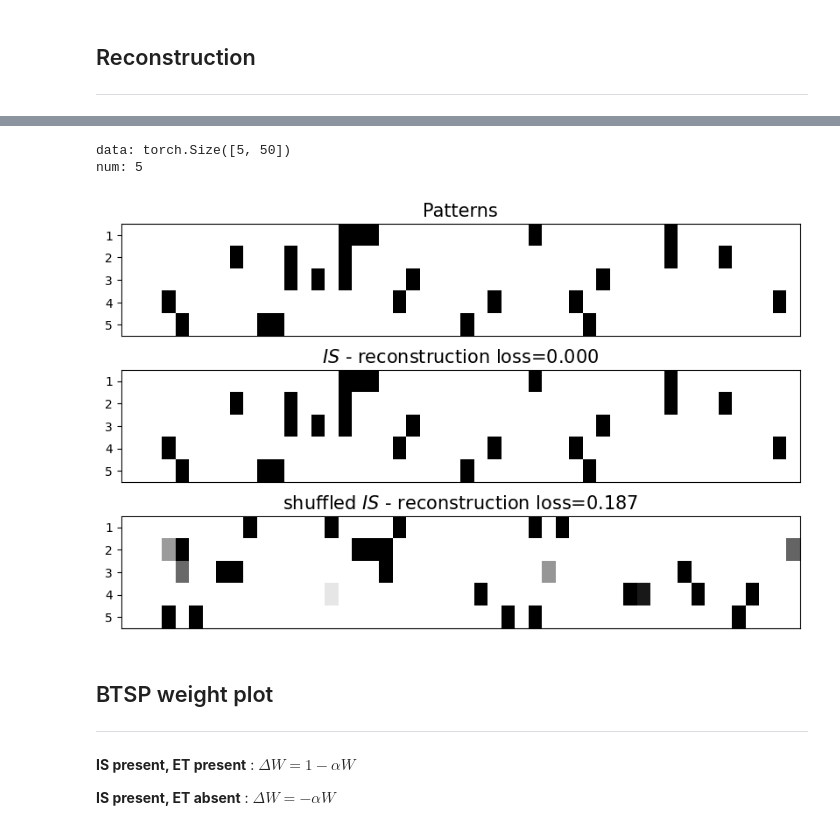
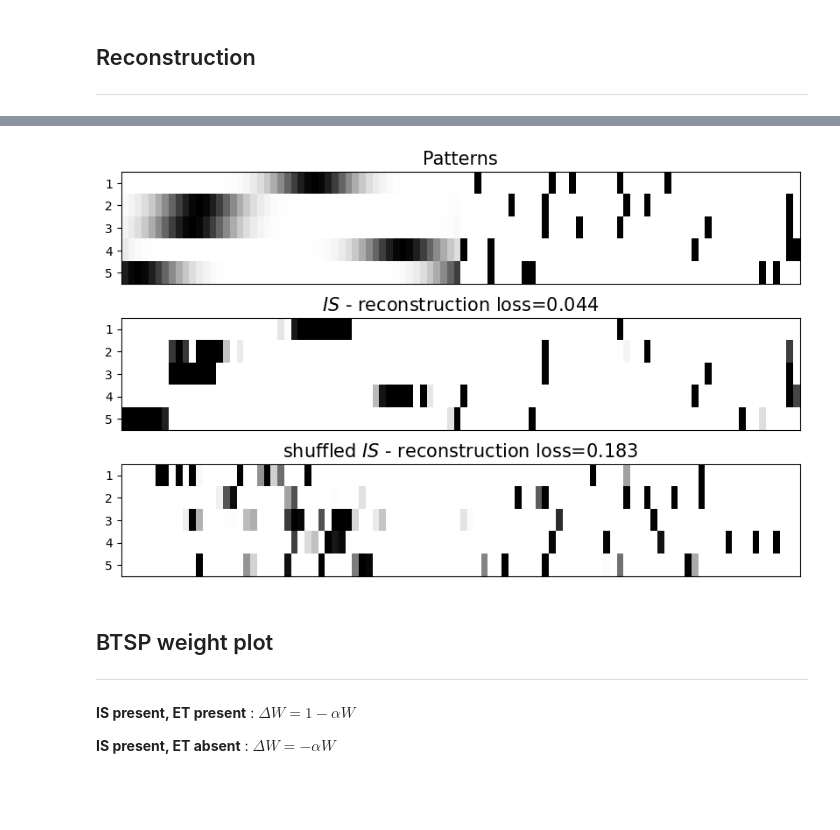
Before and after one commit to iKiru-hub/KAMemory, a Jupyter notebook: src/lab_figures_1.ipynb, the cells around one changed output, grey strips where cells are left out. Cells and saved outputs as stored; diff of their text form; code cells hidden in the pictures; blank space fills up the shorter version.

```diff
--- a/src/lab_figures_1.ipynb
+++ b/src/lab_figures_1.ipynb
@@ -20,4 +37,4 @@ logger(".")
 # %%
 num_samples = 10
-out, model, data = utils.train_for_accuracy(alpha=0.8, num_rep=100,
+out, model, data = utils.train_for_accuracy(alpha=0.5, num_rep=100,
                                             num_samples=num_samples)
@@ -37,3 +57,31 @@ plt.show()
 # %% [markdown]
 ## Reconstruction
 ---
+# %%
+np.random.seed(12)
+
+results = utils.train_for_reconstruction(alpha=0.5, num_samples=5, verbose=False, bias=True, use_lec=True, idx=0,
+                                         binarize=0)
+
+""" plot """
+fig2, (ax12, ax22, ax32) = plt.subplots(3, 1,
+                                figsize=(10, 6), sharex=True)
+
+plt.subplots_adjust(hspace=0.3)
+
+is_squash = False
+
+utils.plot_squashed_data(data=results["data"],
+                         ax=ax12,
+                         title="Patterns",
+                         proper_title=True)
+utils.plot_squashed_data(data=results["out_mtl_rnd"], ax=ax32,
+                         title=f"shuffled $IS$ - " + \
+                f"reconstruction loss={results['rec_loss_rnd']:.3f}",
+                         proper_title=True)
+utils.plot_squashed_data(data=results["out_mtl"], ax=ax22,
+                         title=f"$IS$ - " + \
+                f"reconstruction loss={results['rec_loss']:.3f}",
+                         proper_title=True)
+
+plt.show()
@@ -40,5 +129,9 @@ plt.show()
 # %%
-results = utils.train_for_reconstruction(alpha=0.3, num_samples=5, verbose=False, bias=False)
+""" with `weight_only=True` """
+
+np.random.seed(0)
+
+results = utils.train_for_reconstruction(alpha=0.3, num_samples=5, verbose=False, bias=True, use_lec=True, idx=4)
 
 """ plot """
 fig2, (ax12, ax22, ax32) = plt.subplots(3, 1,
@@ -68,6 +162,4 @@ num: 5
-data: torch.Size([5, 50])
-num: 5
-[figure, old version]
+[figure, new version]
 # %% [markdown]
 ## BTSP weight plot
 ---
```
Also changed, not shown: parts of 7 cells of this notebook, 10 other files.
